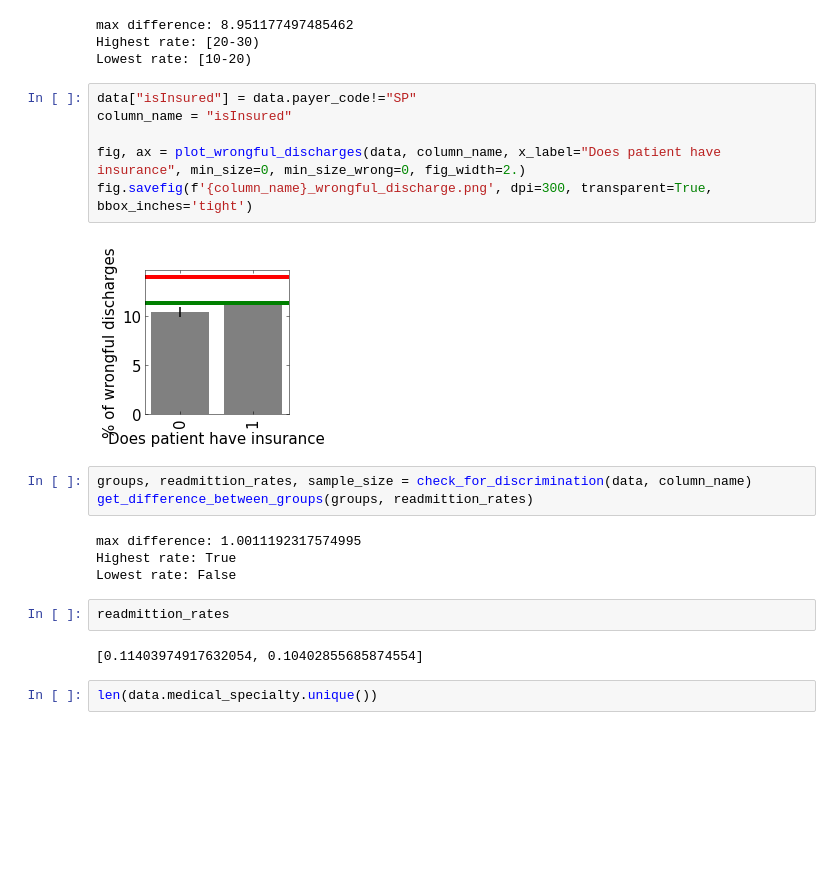
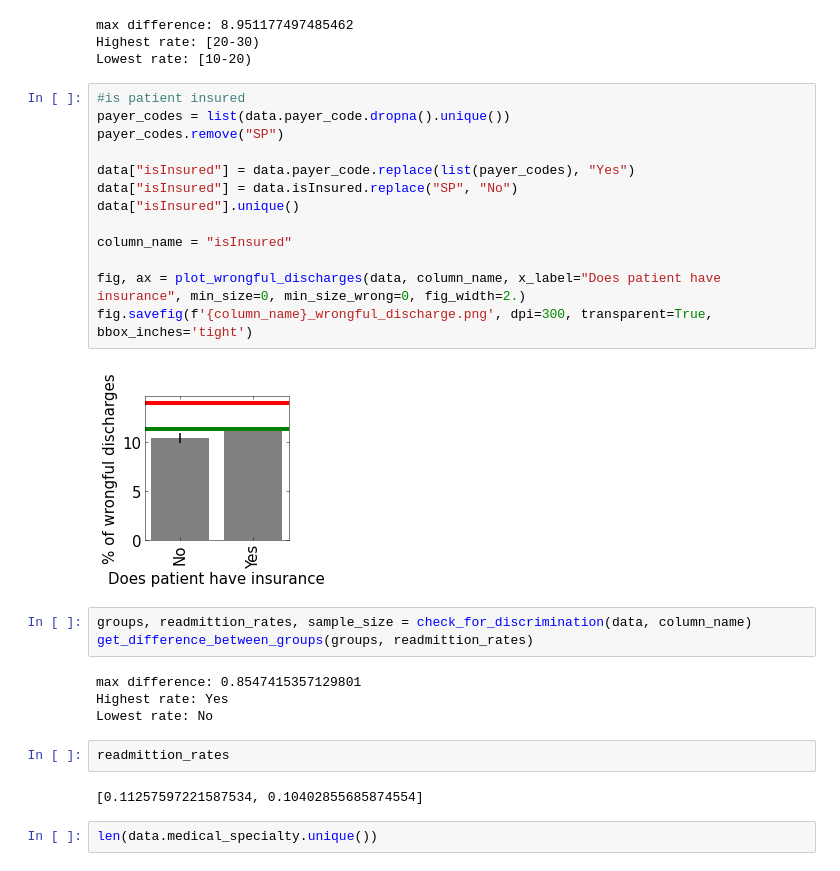
Before and after one commit to datamilas/batch5-workspace, a Jupyter notebook: Capstone/Data_analysis.ipynb, the cells around one changed output. Saved outputs shown, nothing was run; the diff lists cells and outputs as text; blank space fills up the shorter version.

```diff
--- a/Capstone/Data_analysis.ipynb
+++ b/Capstone/Data_analysis.ipynb
@@ -256,24 +257,31 @@ max difference: 8.951177497485462
 Highest rate: [20-30)
 Lowest rate: [10-20)
 # %%
-data["isInsured"] = data.payer_code!="SP"
+#is patient insured
+payer_codes = list(data.payer_code.dropna().unique())
+payer_codes.remove("SP")
+
+data["isInsured"] = data.payer_code.replace(list(payer_codes), "Yes")
+data["isInsured"] = data.isInsured.replace("SP", "No")
+data["isInsured"].unique()
+
 column_name = "isInsured"
 
 fig, ax = plot_wrongful_discharges(data, column_name, x_label="Does patient have insurance", min_size=0, min_size_wrong=0, fig_width=2.)
 fig.savefig(f'{column_name}_wrongful_discharge.png', dpi=300, transparent=True, bbox_inches='tight')
 # %% [output]
-[figure, old version]
+[figure, new version]
 # %%
 groups, readmittion_rates, sample_size = check_for_discrimination(data, column_name)
 get_difference_between_groups(groups, readmittion_rates)
 # %% [output]
-max difference: 1.0011192317574995
-Highest rate: True
-Lowest rate: False
+max difference: 0.8547415357129801
+Highest rate: Yes
+Lowest rate: No
 # %%
 readmittion_rates
 # %% [output]
-[0.11403974917632054, 0.10402855685874554]
+[0.11257597221587534, 0.10402855685874554]
 # %%
 len(data.medical_specialty.unique())
 # %% [output]
```
Also changed, not shown: parts of 3 cells of this notebook, 12 other files.
